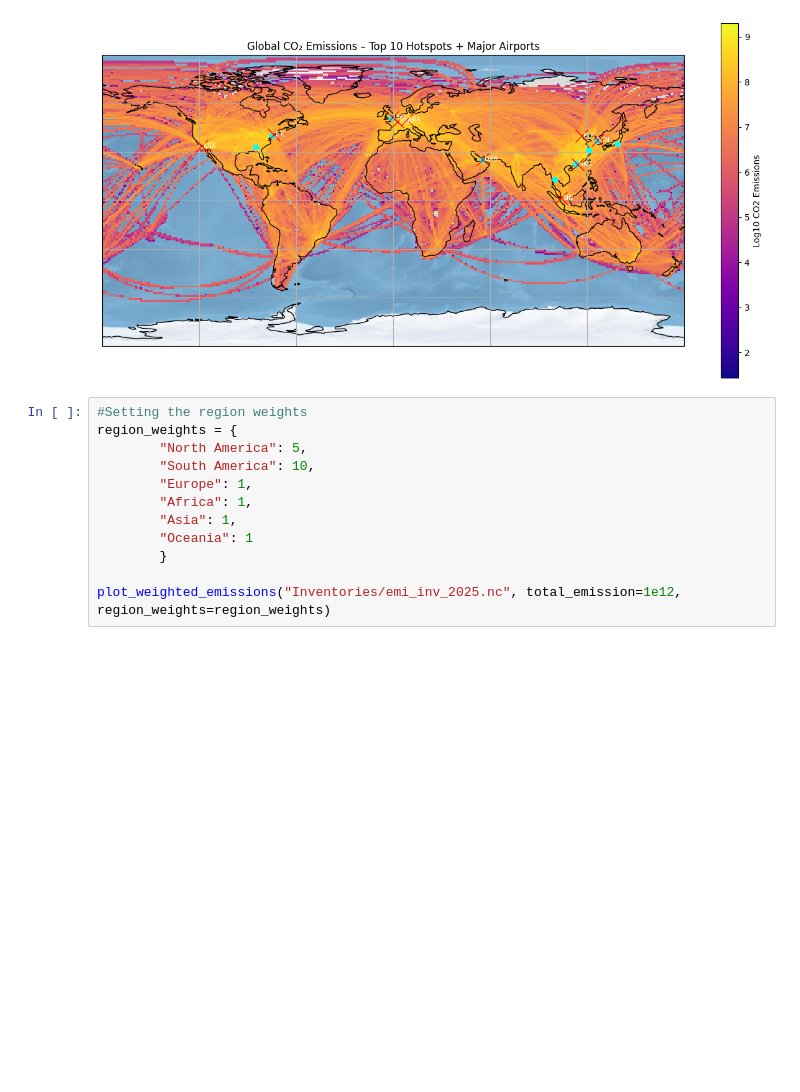
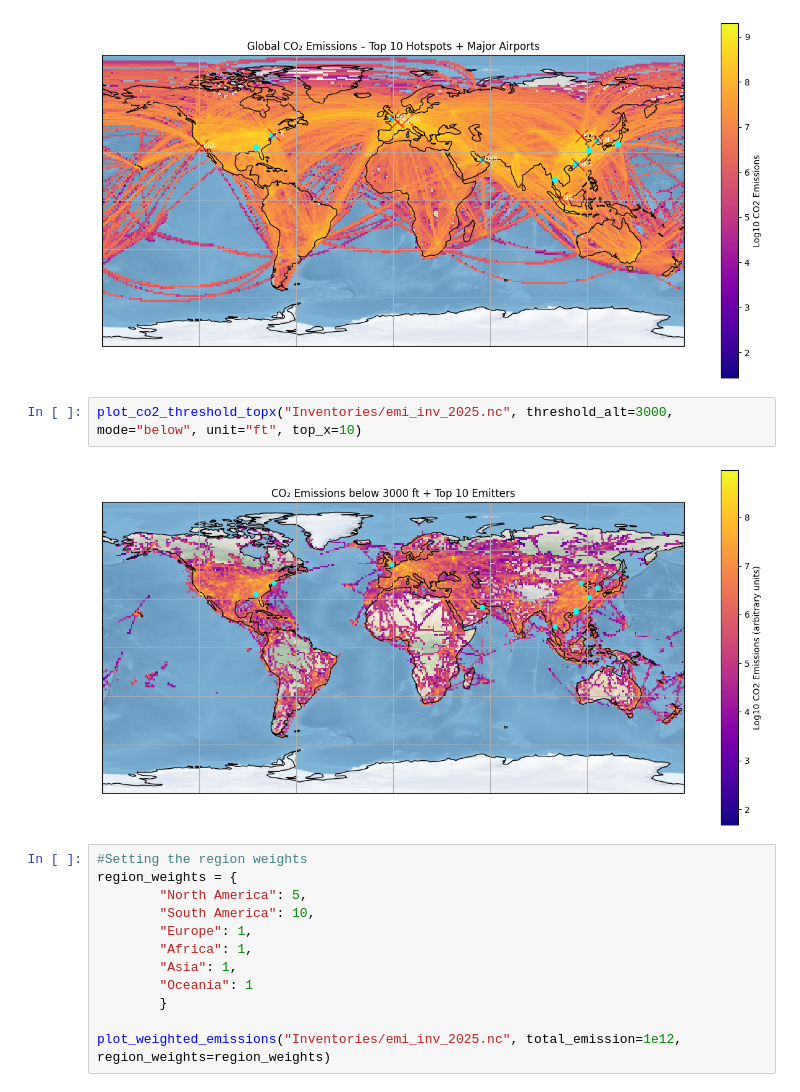
Before and after one commit to abhigyan-prakash-12/Prelim-code-for-OAC, a Jupyter notebook: prelim code work for OAC/plotting_maps.ipynb, the cells around one changed output. Saved outputs shown, nothing was run; the diff lists cells and outputs as text; blank space fills up the shorter version.

```diff
--- a/prelim code work for OAC/plotting_maps.ipynb
+++ b/prelim code work for OAC/plotting_maps.ipynb
@@ -21,6 +21,10 @@ co2_emissions_airport("Inventories/emi_inv_2025.nc", threshold_percentile=99.97)
 co2_emissions_airport_top_x("Inventories/emi_inv_2025.nc", top_n=10)
 # %% [output]
 [figure]
+# %%
+plot_co2_threshold_topx("Inventories/emi_inv_2025.nc", threshold_alt=3000, mode="below", unit="ft", top_x=10)
+# %% [output]
+[figure, added]
 # %%
 #Setting the region weights
 region_weights = {
```
Also changed, not shown: parts of 2 cells of this notebook, 1 other file.
